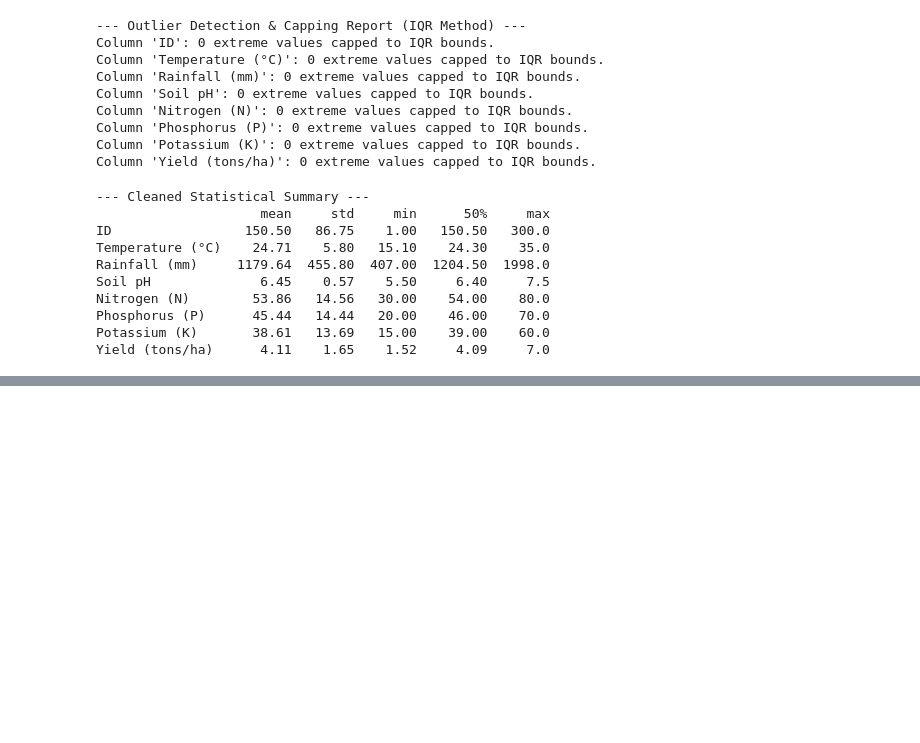
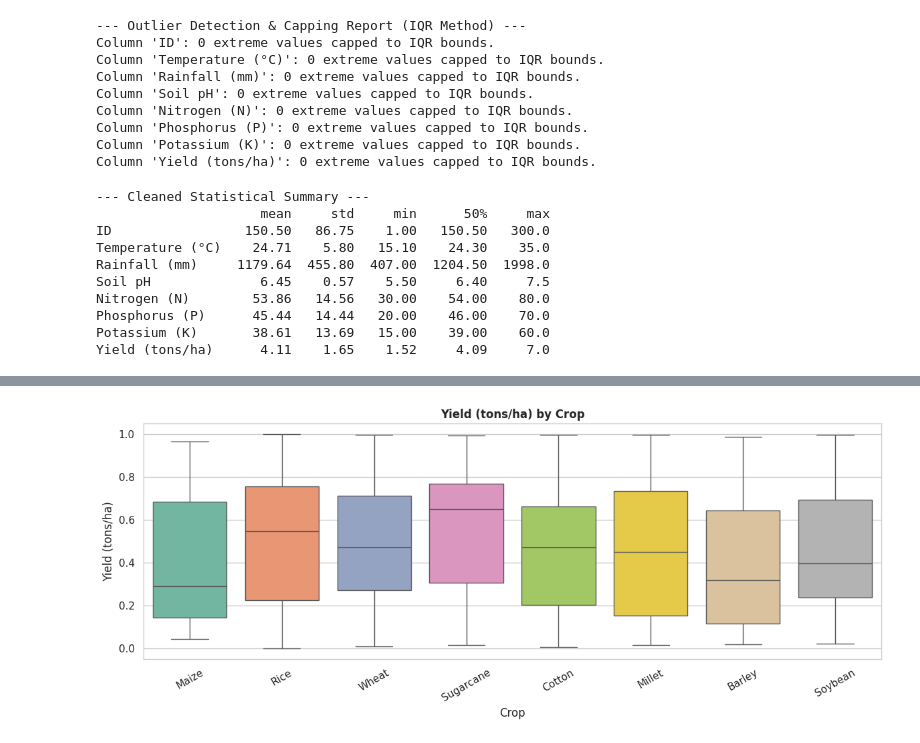
Before and after one commit to AmnaNoorr/Machine-Learning-Data-Analyst---Agribusiness, a Jupyter notebook: Data_Collection_and_Cleaning.ipynb, the cells around one changed output, grey strips where cells are left out. Cells and saved outputs as stored; diff of their text form; code cells hidden in the pictures; blank space fills up the shorter version.

```diff
--- a/Data_Collection_and_Cleaning.ipynb
+++ b/Data_Collection_and_Cleaning.ipynb
@@ -172,0 +322,24 @@ Yield (tons/ha)      4.11    1.65    1.52     4.09     7.0
+# %%
+# Cell 4: Categorical Breakdown & Scatter Plots
+categorical_cols = df.select_dtypes(include=['object', 'category']).columns
+
+if len(categorical_cols) > 0:
+    plt.figure(figsize=(12, 5))
+    for i, cat in enumerate(categorical_cols[:2]):
+        plt.subplot(1, len(categorical_cols[:2]), i+1)
+        sns.boxplot(x=cat, y=target_col, data=df, palette="Set2")
+        plt.title(f"{target_col} by {cat}", fontsize=12, fontweight='bold')
+        plt.xticks(rotation=30)
+    plt.tight_layout()
+    plt.savefig("categorical_yield_boxplots.png", dpi=300)
+    plt.show()
+else:
+    # Key Scatter Plot between highest correlated feature and target
+    top_feature = corr_matrix[target_col].abs().sort_values(ascending=False).index[1]
+    plt.figure(figsize=(8, 6))
+    sns.regplot(x=top_feature, y=target_col, data=df, scatter_kws={'alpha':0.5, 'color':'#1f77b4'}, line_kws={'color':'red'})
+    plt.title(f"Relationship: {top_feature} vs {target_col}", fontsize=12, fontweight='bold')
+    plt.tight_layout()
+    plt.savefig("scatter_top_feature.png", dpi=300)
+    plt.show()
+# %% [output]
@@ -172,0 +363 @@ Yield (tons/ha)      4.11    1.65    1.52     4.09     7.0
+[figure, added]
```
Also changed, not shown: parts of 6 cells of this notebook.
